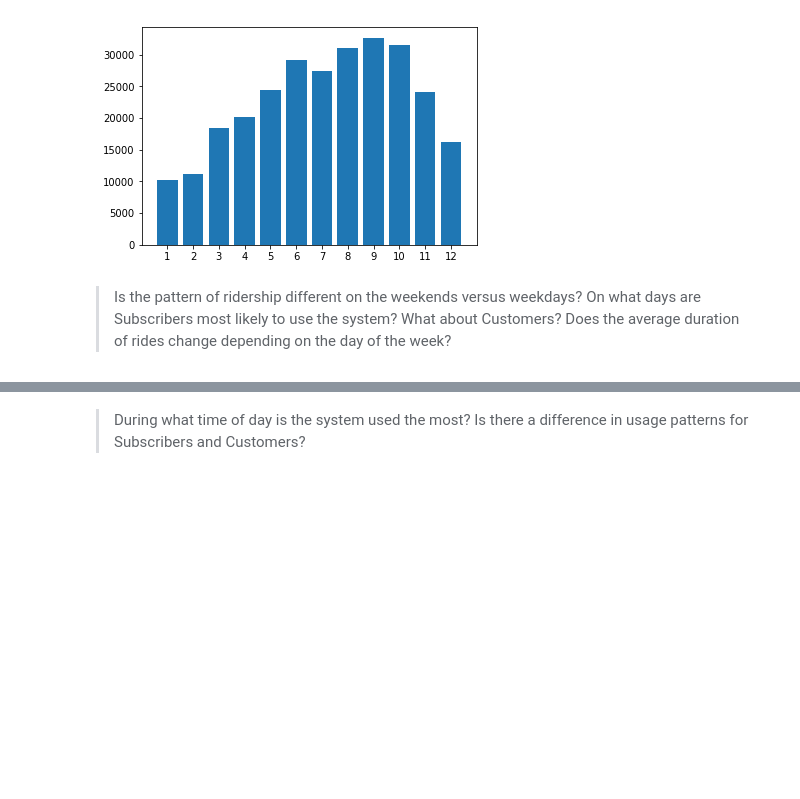
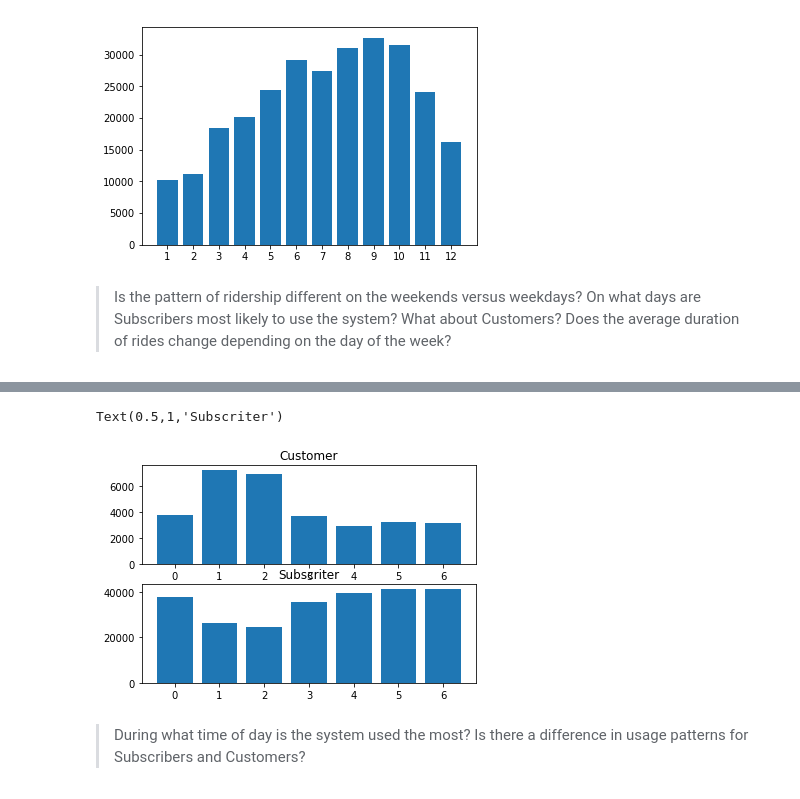
Before and after one commit to georgeliu1998/dand2, a Jupyter notebook: bike-share-analysis/Bike_Share_Analysis.ipynb, the cells around one changed output, grey strips where cells are left out. Cells and saved outputs as stored; diff of their text form; code cells hidden in the pictures; blank space fills up the shorter version.

Commit message:
Complete daily trips question

```diff
--- a/bike-share-analysis/Bike_Share_Analysis.ipynb
+++ b/bike-share-analysis/Bike_Share_Analysis.ipynb
@@ -609,3 +609,25 @@ plt.xticks(range(len(monthly_trips)), monthly_trips.keys())
 [figure]
 # %% [markdown]
 > Is the pattern of ridership different on the weekends versus weekdays? On what days are Subscribers most likely to use the system? What about Customers? Does the average duration of rides change depending on the day of the week?
+# %%
+def find_daily(filename):
+    """A function to calculate number of trips
+    on a daily basis given filename
+    """
+    with open(filename, 'r') as f_in:
+        reader = csv.DictReader(f_in)
+        # initialize a dict to store number of trips in each month
+        num_trips = {}
+        num_trips['customer'], num_trips['subscriber']  = defaultdict(int), defaultdict(int)
+        for row in reader:
+            day = row['day_of_week']
+            if row['user_type'] == 'Subscriber':
+                num_trips['subscriber'][day] += 1
+            else:
+                num_trips['customer'][day] += 1
+    return num_trips
+
+# now use the func on nyc data
+filename = 'D:/Dropbox/01. UDACITY/Datasets/bike-share/NYC-2016-Summary.csv'
+daily_trips = find_daily(filename)
+pprint(daily_trips)
@@ -611,0 +651,12 @@ plt.xticks(range(len(monthly_trips)), monthly_trips.keys())
+# %%
+customer_dict, subscriber_dict = daily_trips['customer'], daily_trips['subscriber']
+# %%
+fig, (ax1, ax2) = plt.subplots(2)
+
+ax1.bar(range(len(customer_dict)), customer_dict.values(), align='center')
+ax1.set_title('Customer')
+ax2.bar(range(len(subscriber_dict)), subscriber_dict.values(), align='center')
+ax2.set_title('Subscriter')
+# %% [output]
+Text(0.5,1,'Subscriter')
+[figure, added]
```
Also changed, not shown: parts of 2 cells of this notebook.
